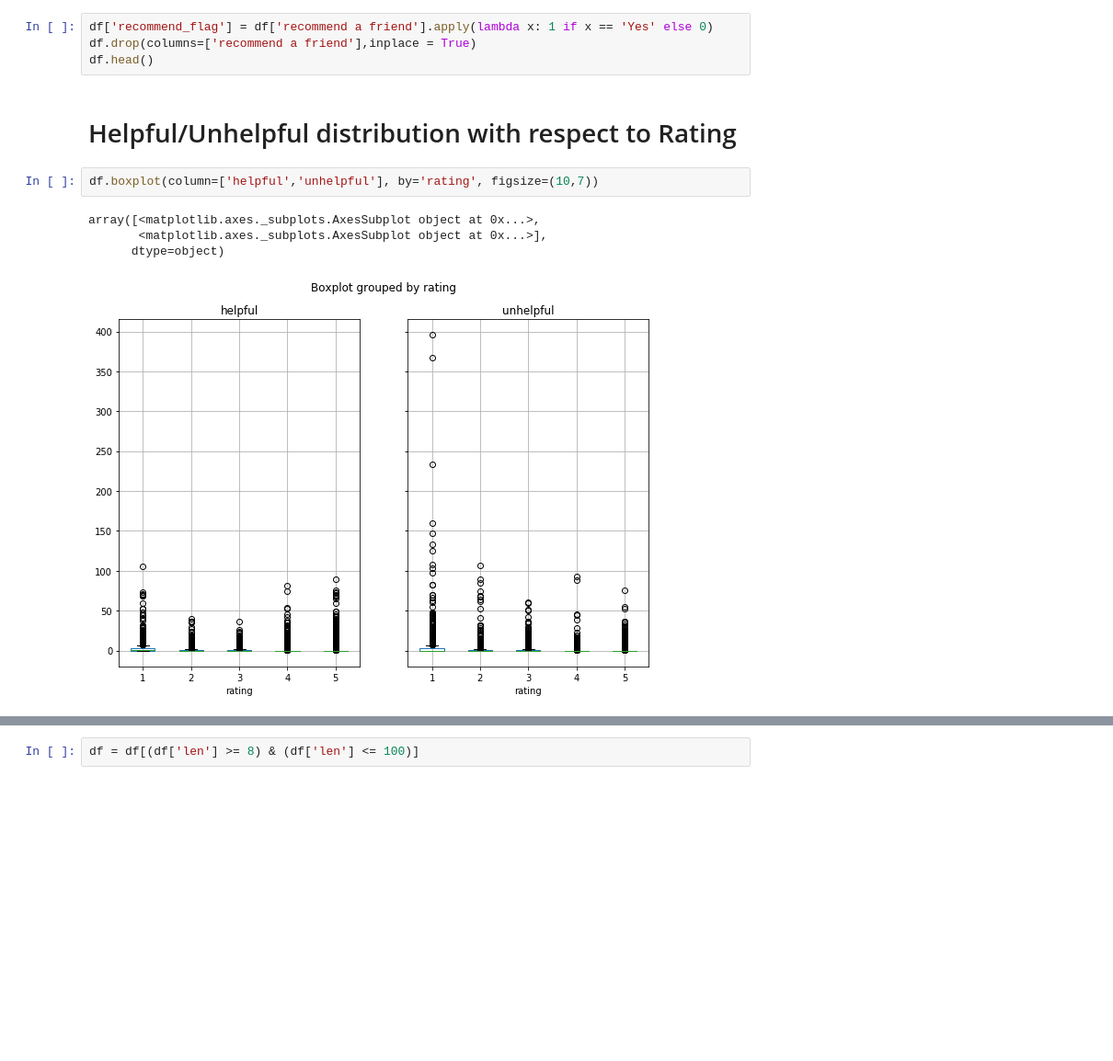
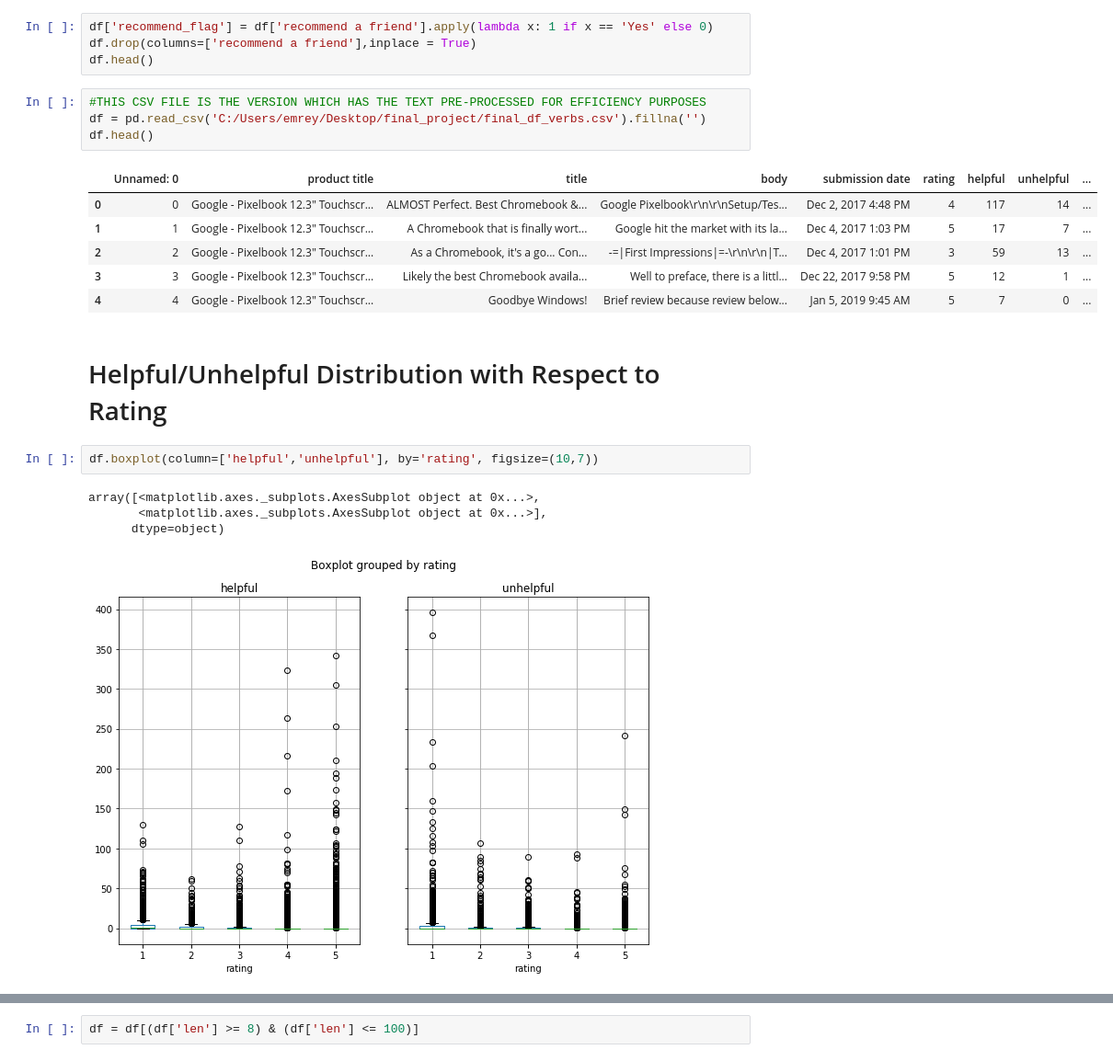
Before and after one commit to emreyener1/final_project, a Jupyter notebook: Bestbuy-NLP.ipynb, the cells around one changed output, grey strips where cells are left out. Shown: that part at 92% size. Saved outputs shown, nothing was run; the diff lists cells and outputs as text; blank space fills up the shorter version.

```diff
--- a/Bestbuy-NLP.ipynb
+++ b/Bestbuy-NLP.ipynb
@@ -55,13 +57,24 @@ df.head()
 df['recommend_flag'] = df['recommend a friend'].apply(lambda x: 1 if x == 'Yes' else 0)
 df.drop(columns=['recommend a friend'],inplace = True)
 df.head()
+# %%
+#THIS CSV FILE IS THE VERSION WHICH HAS THE TEXT PRE-PROCESSED FOR EFFICIENCY PURPOSES
+df = pd.read_csv('C:/Users/emrey/Desktop/final_project/final_df_verbs.csv').fillna('')
+df.head()
+# %% [output]
+|  | Unnamed: 0 | product title | title | body | submission date | rating | helpful | unhelpful | ... |
+| 0 | 0 | Google - Pixelbook 12.3" Touchscr... | ALMOST Perfect. Best Chromebook &... | Google Pixelbook\r\n\r\nSetup/Tes... | Dec 2, 2017 4:48 PM | 4 | 117 | 14 | ... |
+| 1 | 1 | Google - Pixelbook 12.3" Touchscr... | A Chromebook that is finally wort... | Google hit the market with its la... | Dec 4, 2017 1:03 PM | 5 | 17 | 7 | ... |
+| 2 | 2 | Google - Pixelbook 12.3" Touchscr... | As a Chromebook, it's a go... Con... | -=|First Impressions|=-\r\n\r\n|T... | Dec 4, 2017 1:01 PM | 3 | 59 | 13 | ... |
+| 3 | 3 | Google - Pixelbook 12.3" Touchscr... | Likely the best Chromebook availa... | Well to preface, there is a littl... | Dec 22, 2017 9:58 PM | 5 | 12 | 1 | ... |
+| 4 | 4 | Google - Pixelbook 12.3" Touchscr... | Goodbye Windows! | Brief review because review below... | Jan 5, 2019 9:45 AM | 5 | 7 | 0 | ... |
 # %% [markdown]
-# Helpful/Unhelpful distribution with respect to Rating
+# Helpful/Unhelpful Distribution with Respect to Rating
 # %%
 df.boxplot(column=['helpful','unhelpful'], by='rating', figsize=(10,7))
 # %% [output]
 array([<matplotlib.axes._subplots.AxesSubplot object at 0x...>,
        <matplotlib.axes._subplots.AxesSubplot object at 0x...>],
       dtype=object)
-[figure, old version]
+[figure, new version]
 # %% [markdown]
```
Also changed, not shown: parts of 48 cells of this notebook, 2 other files.
